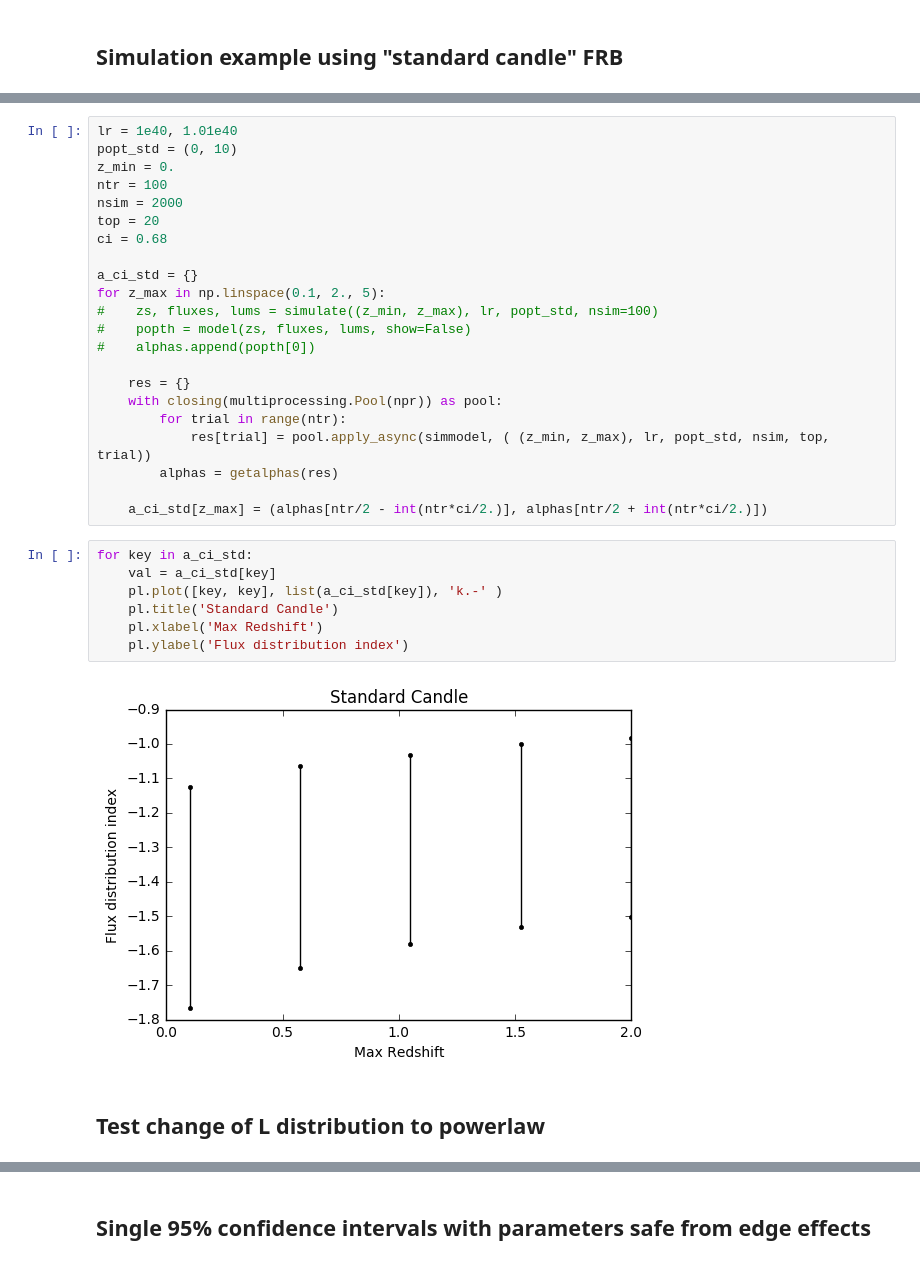
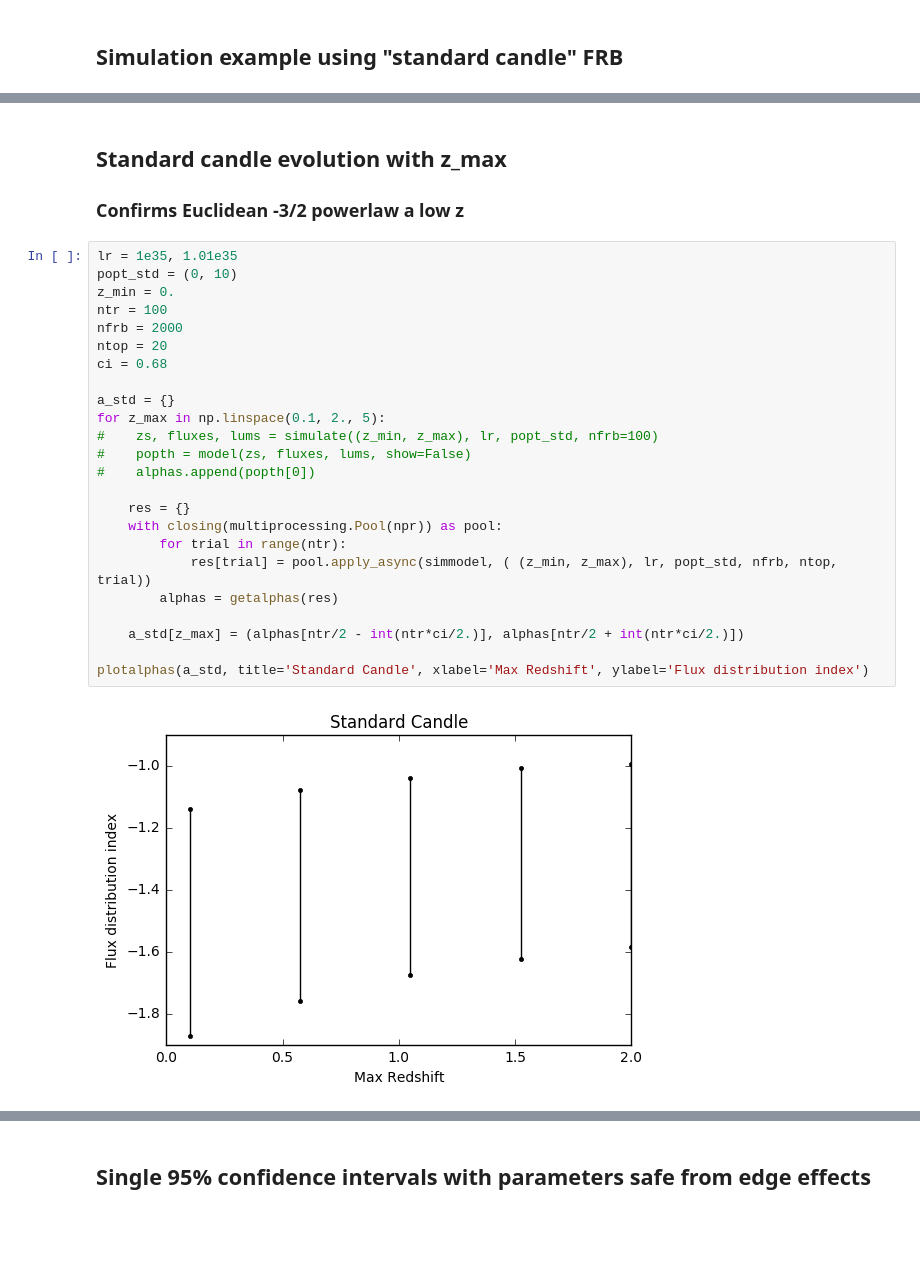
Before and after one commit to caseyjlaw/FRB121102, a Jupyter notebook: frb_simulation.ipynb, the cells around one changed output, grey strips where cells are left out. Saved outputs shown, nothing was run; the diff lists cells and outputs as text; blank space fills up the shorter version.

Commit message:
simulating without cumulative distribution now. results looking pretty consistent with euclidean

```diff
--- a/frb_simulation.ipynb
+++ b/frb_simulation.ipynb
@@ -178,33 +178,29 @@ Luminosities: slope 6.5764129659e-07 and amplitude 0.99999999669 (at L=1e+40)
+# %% [markdown]
+## Standard candle evolution with z_max
+### Confirms Euclidean -3/2 powerlaw a low z
 # %%
-lr = 1e40, 1.01e40
+lr = 1e35, 1.01e35
 popt_std = (0, 10)
 z_min = 0.
 ntr = 100
-nsim = 2000
-top = 20
+nfrb = 2000
+ntop = 20
 ci = 0.68
 
-a_ci_std = {}
+a_std = {}
 for z_max in np.linspace(0.1, 2., 5):
-#    zs, fluxes, lums = simulate((z_min, z_max), lr, popt_std, nsim=100)
+#    zs, fluxes, lums = simulate((z_min, z_max), lr, popt_std, nfrb=100)
 #    popth = model(zs, fluxes, lums, show=False)
 #    alphas.append(popth[0])
 
     res = {}
     with closing(multiprocessing.Pool(npr)) as pool:
         for trial in range(ntr):
-            res[trial] = pool.apply_async(simmodel, ( (z_min, z_max), lr, popt_std, nsim, top, trial))
+            res[trial] = pool.apply_async(simmodel, ( (z_min, z_max), lr, popt_std, nfrb, ntop, trial))
         alphas = getalphas(res)
 
-    a_ci_std[z_max] = (alphas[ntr/2 - int(ntr*ci/2.)], alphas[ntr/2 + int(ntr*ci/2.)])
+    a_std[z_max] = (alphas[ntr/2 - int(ntr*ci/2.)], alphas[ntr/2 + int(ntr*ci/2.)])
+
+plotalphas(a_std, title='Standard Candle', xlabel='Max Redshift', ylabel='Flux distribution index')
+# %% [output]
+[figure, added]
-# %%
-for key in a_ci_std:
-    val = a_ci_std[key]
-    pl.plot([key, key], list(a_ci_std[key]), 'k.-' )
-    pl.title('Standard Candle')
-    pl.xlabel('Max Redshift')
-    pl.ylabel('Flux distribution index')
-# %% [output]
-[figure, removed]
-# %% [markdown]
-## Test change of L distribution to powerlaw
```
Also changed, not shown: parts of 34 cells of this notebook.
